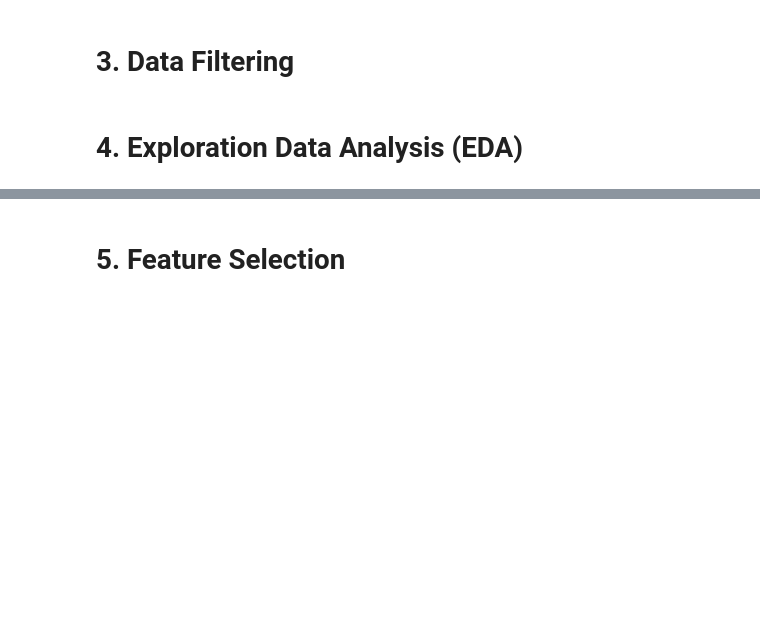
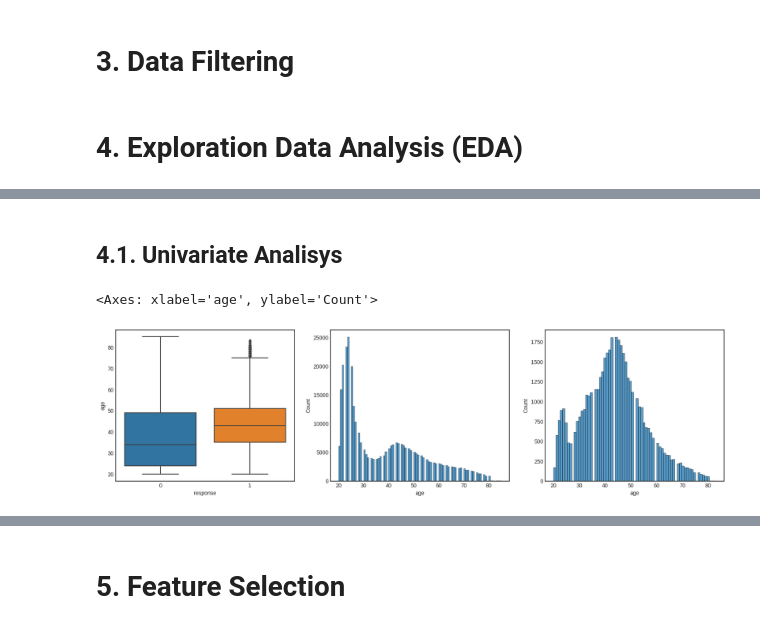
Before and after one commit to ezequielpf/health_insurance_cross_sell, a Jupyter notebook: notebooks/1.0.epf_health_insurance_cross_sell.ipynb, the cells around one changed output, grey strips where cells are left out. Saved outputs shown, nothing was run; the diff lists cells and outputs as text; code cells hidden in the pictures; blank space fills up the shorter version.

```diff
--- a/notebooks/1.0.epf_health_insurance_cross_sell.ipynb
+++ b/notebooks/1.0.epf_health_insurance_cross_sell.ipynb
@@ -124,2 +139,8 @@ df_describe
 # %% [markdown]
 # 2. Feature Engeneering
+# %%
+df1['vehicle_age'] = df1['vehicle_age'].apply(lambda x: 'over_2_years' if x == '> 2 Years' else
+                                              'between_1_2_years' if x == '1-2 Year' else
+                                              'below_1_year')
+
+df1['vehicle_damage'] = df1['vehicle_damage'].apply(lambda x: 1 if x == 'Yes' else 0)
@@ -129,0 +173,14 @@ df_describe
+# %% [markdown]
+## 4.1. Univariate Analisys
+# %%
+# age
+fig, ax = plt.subplots(1,3, figsize=(20, 5))
+sns.boxplot(ax=ax[0], x='response', y='age', data=df1)
+sns.histplot(df1.loc[df1['response'] == 0, 'age'], ax=ax[1])
+sns.histplot(df1.loc[df1['response'] == 1, 'age'], ax=ax[2])
+#ax[1].hist(df1.loc[df1['response'] == 0, 'age'])
+
+# A idade é representativa, porém o atributo response tem classes desbalanceadas
+# %% [output]
+<Axes: xlabel='age', ylabel='Count'>
+[figure, added]
```
Also changed, not shown: parts of 19 cells of this notebook.
